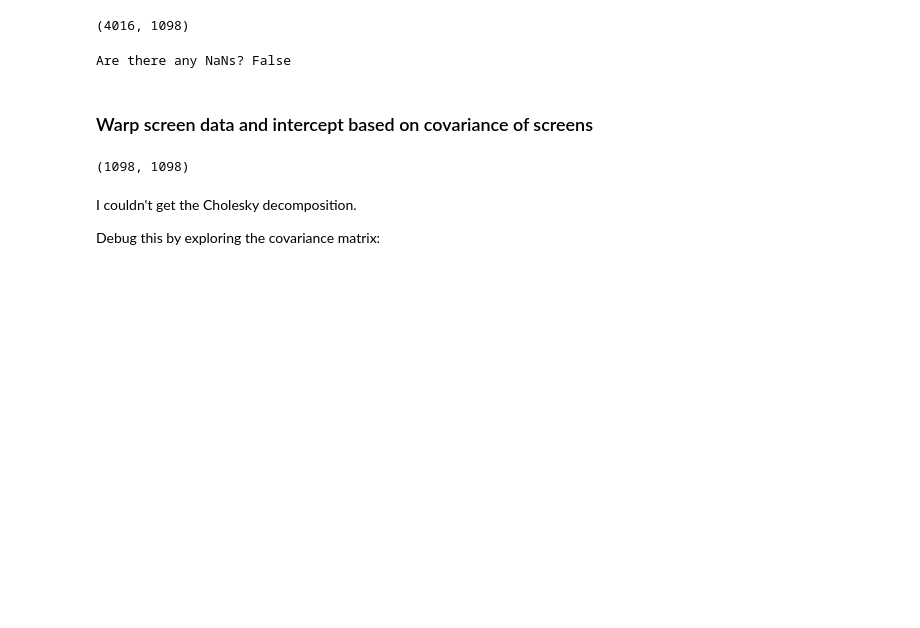
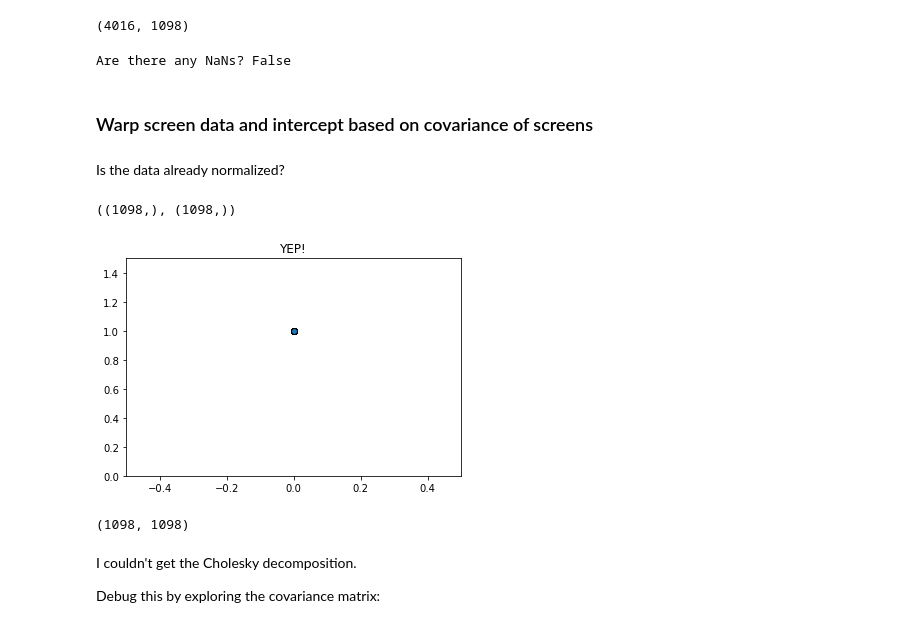
Before and after one commit to ajinich/mtb_tn_db, a Jupyter notebook: ml-standardised_data/GLS_expression.ipynb, the cells around one changed output. Drawn from its saved outputs; the diff is of its cells as text; code cells hidden in the pictures; blank space fills up the shorter version.

```diff
--- a/ml-standardised_data/GLS_expression.ipynb
+++ b/ml-standardised_data/GLS_expression.ipynb
@@ -50,6 +81,21 @@ print('Are there any NaNs?', np.any(np.isnan(mat_data)))
 Are there any NaNs? False
 # %% [markdown]
 ### Warp screen data and intercept based on covariance of screens
+# %% [markdown]
+Is the data already normalized?
+# %%
+arr_mean = mat_data.mean(0)
+arr_std = mat_data.std(0)
+arr_mean.shape, arr_std.shape
+# %% [output]
+((1098,), (1098,))
+# %%
+plt.scatter(arr_mean, arr_std, edgecolors='k')
+plt.xlim(-0.5,0.5)
+plt.ylim(0, 1.5)
+ttl = plt.title('YEP!')
+# %% [output]
+[figure, added]
 # %%
 cov_mat = np.cov(mat_data.T)
 inv_mat = np.linalg.inv(cov_mat)
```
Also changed, not shown: parts of 52 cells of this notebook, 16 other files.
